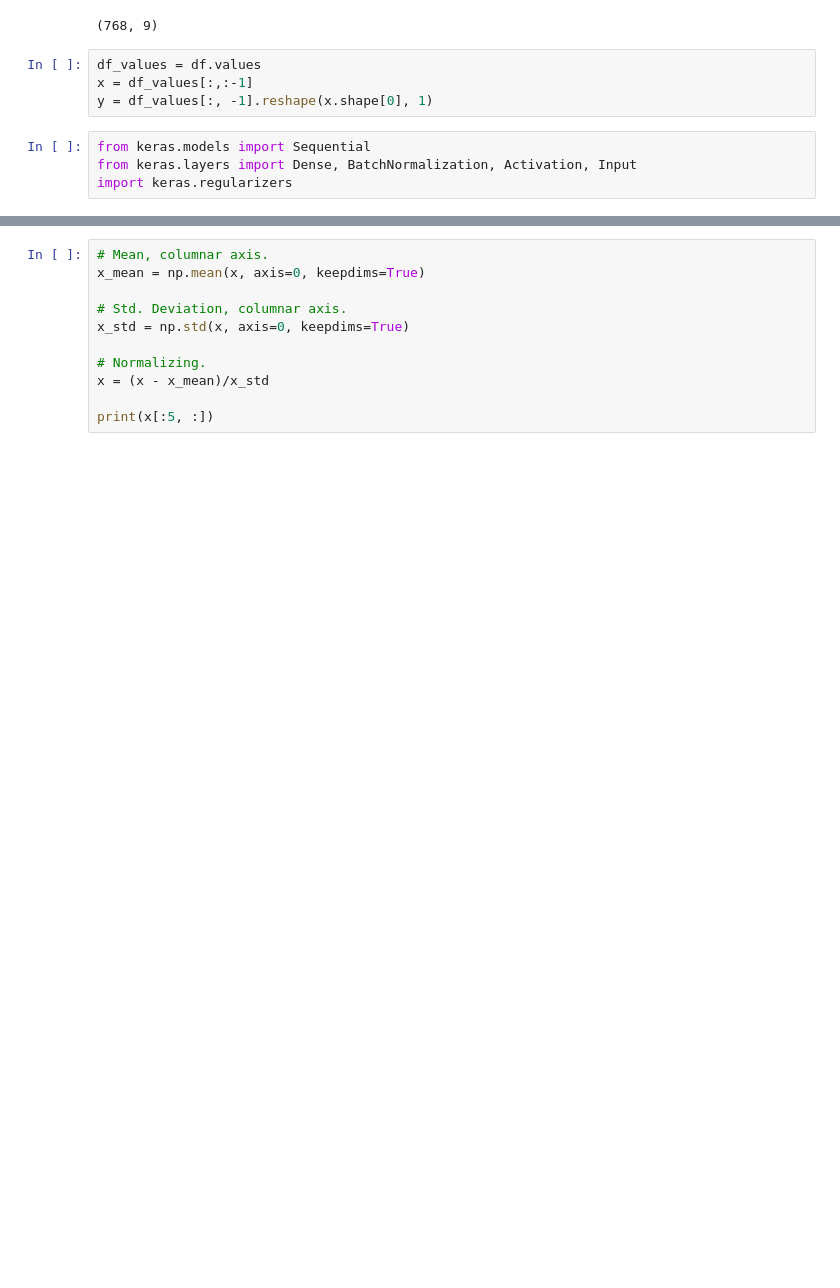
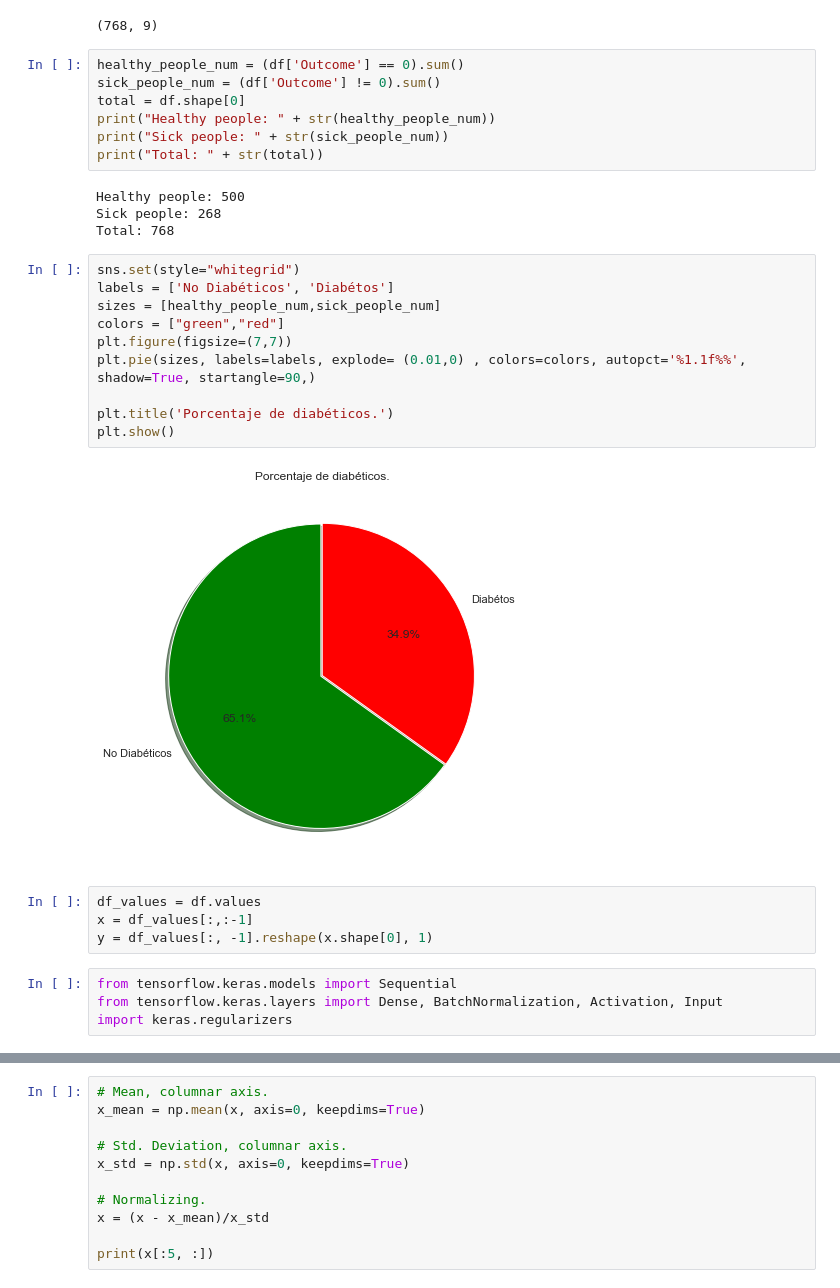
Before and after one commit to matifrancois/DeepLearning_Project2, a Jupyter notebook: ej1.ipynb, the cells around one changed output, grey strips where cells are left out. Saved outputs shown, nothing was run; the diff lists cells and outputs as text; blank space fills up the shorter version.

```diff
--- a/ej1.ipynb
+++ b/ej1.ipynb
@@ -19,13 +19,36 @@ df.head()
 print(df.shape)
 # %% [output]
 (768, 9)
+# %%
+healthy_people_num = (df['Outcome'] == 0).sum()
+sick_people_num = (df['Outcome'] != 0).sum()
+total = df.shape[0]
+print("Healthy people: " + str(healthy_people_num))
+print("Sick people: " + str(sick_people_num))
+print("Total: " + str(total))
+# %% [output]
+Healthy people: 500
+Sick people: 268
+Total: 768
+# %%
+sns.set(style="whitegrid")
+labels = ['No Diabéticos', 'Diabétos']
+sizes = [healthy_people_num,sick_people_num]
+colors = ["green","red"]
+plt.figure(figsize=(7,7))
+plt.pie(sizes, labels=labels, explode= (0.01,0) , colors=colors, autopct='%1.1f%%', shadow=True, startangle=90,)
+
+plt.title('Porcentaje de diabéticos.')
+plt.show()
+# %% [output]
+[figure, added]
 # %%
 df_values = df.values
 x = df_values[:,:-1]
 y = df_values[:, -1].reshape(x.shape[0], 1)
 # %%
-from keras.models import Sequential
-from keras.layers import Dense, BatchNormalization, Activation, Input
+from tensorflow.keras.models import Sequential
+from tensorflow.keras.layers import Dense, BatchNormalization, Activation, Input
 import keras.regularizers
 # %%
 # Instantiate the model.
```
Also changed, not shown: parts of 11 cells of this notebook, 1 other file.
